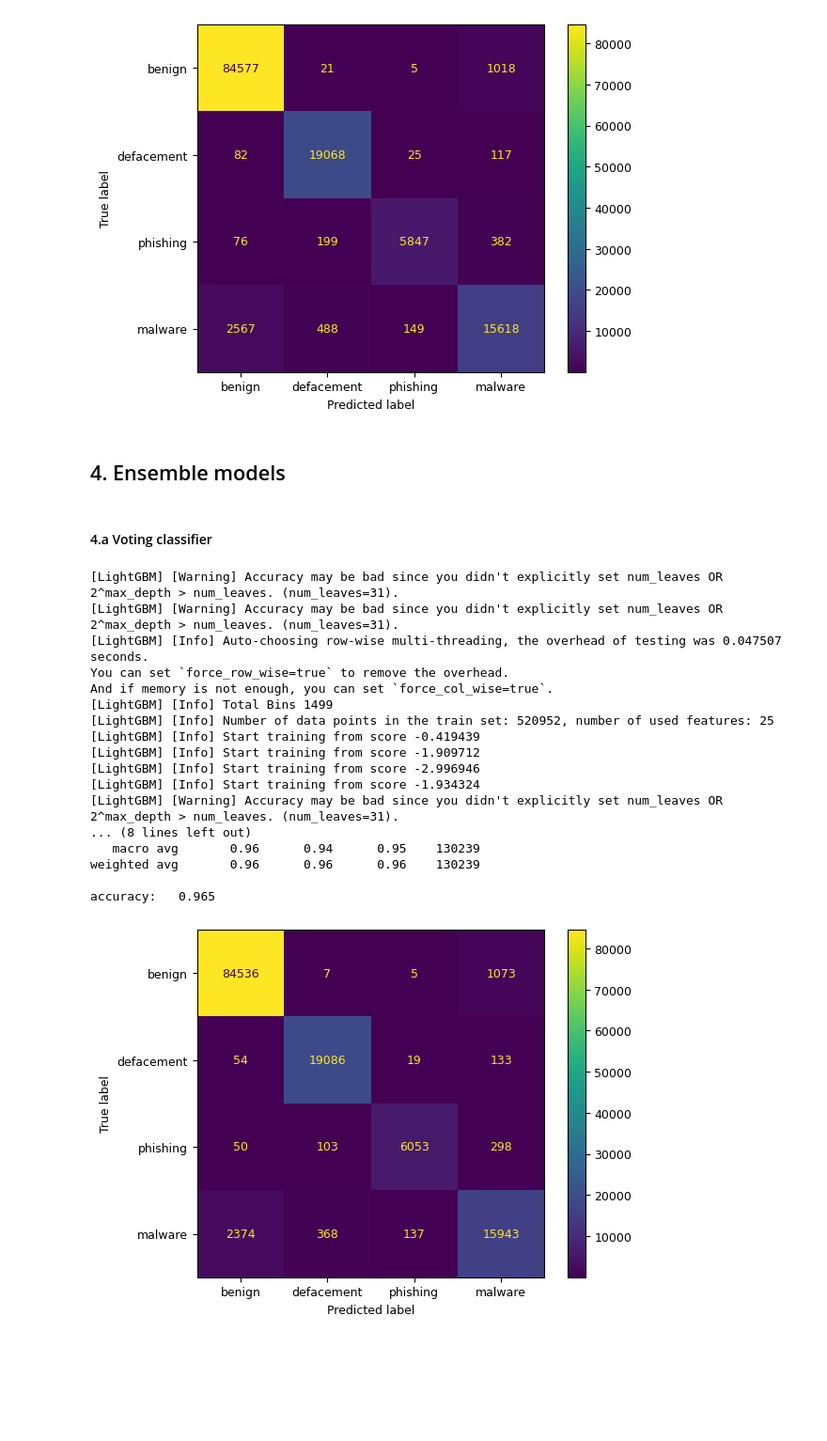
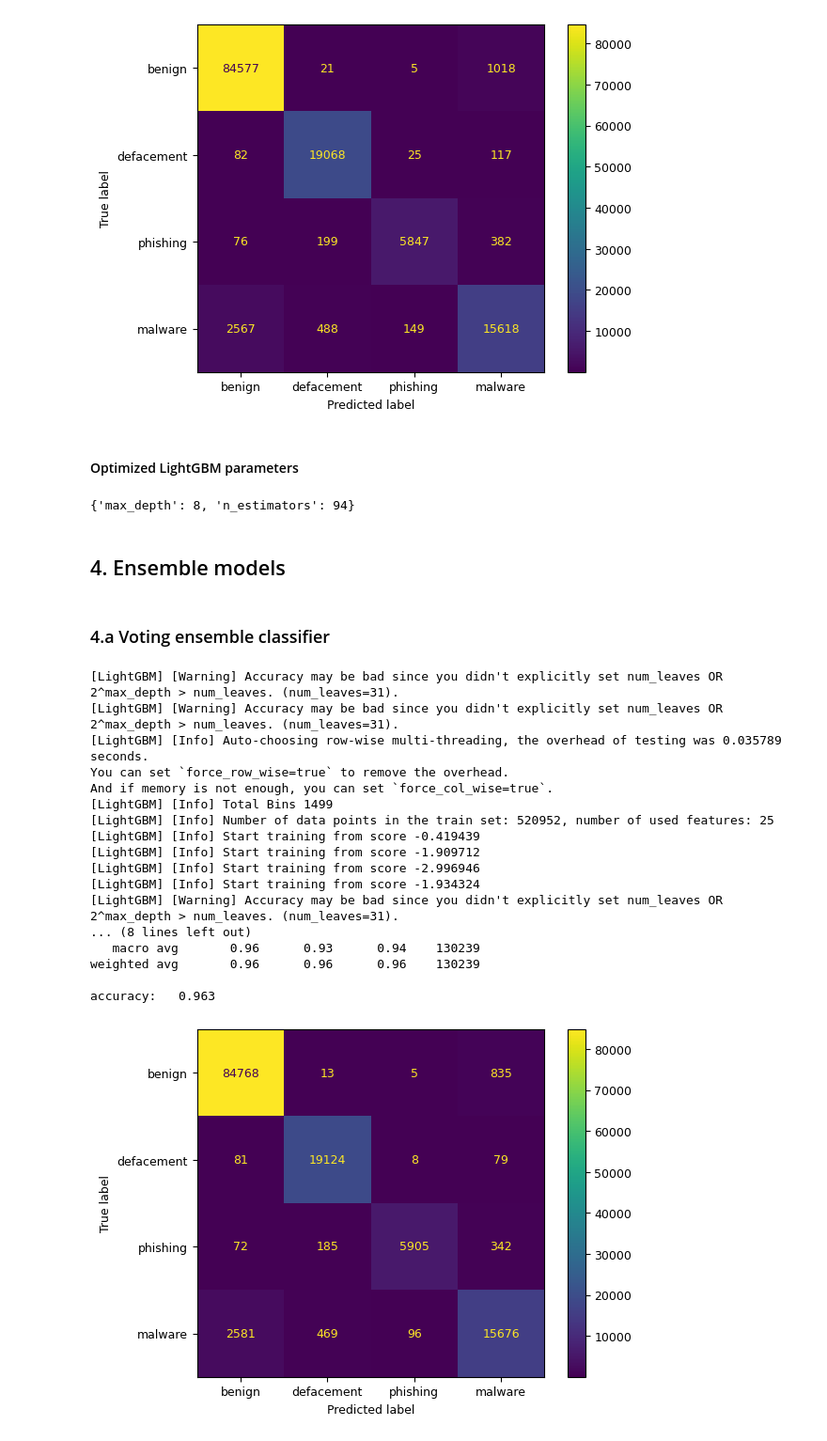
Before and after one commit to RVThan06/Malicious-URL-detection-using-Machine-Learning, a Jupyter notebook: ml_url.ipynb, the cells around one changed output. Shown: that part at 94% size. Saved outputs shown, nothing was run; the diff lists cells and outputs as text; code cells hidden in the pictures; blank space fills up the shorter version.

```diff
--- a/ml_url.ipynb
+++ b/ml_url.ipynb
@@ -582,0 +637,13 @@ plt.show()
+# %%
+lgb = lgb.LGBMClassifier(objective='multiclass',boosting_type= 'gbdt')
+
+lgb_params = {
+               'max_depth':randint(low=6, high=10),
+               'n_estimators': randint(low=20, high=100),
+              }
+
+lgb_random_search = RandomizedSearchCV(
+            lgb,param_distributions=lgb_params, n_iter=10, cv=3,
+            scoring='accuracy', random_state=42)
+
+lgb_random_search.fit(X_train,y_train)
@@ -583,11 +674,10 @@ plt.show()
 # %%
-lgb_classifier = lgb.LGBMClassifier(max_depth=8, n_estimators=94)
-lgb_classifier.fit(X_train,y_train)
+lgb_best_model = lgb_random_search.best_estimator_
 
-y_pred_lgm = lgb_classifier.predict(X_test)
-print(classification_report(y_test,y_pred_lgm,target_names=['benign', 'defacement','phishing','malware']))
+y_pred_lgb = lgb_best_model.predict(X_test)
+print(classification_report(y_test,y_pred_lgb,target_names=['benign', 'defacement','phishing','malware']))
 
-score = met.accuracy_score(y_test, y_pred_lgm)
+score = met.accuracy_score(y_test, y_pred_lgb)
 print("accuracy:   %0.3f" % score)
 # %% [output]
 [LightGBM] [Warning] Accuracy may be bad since you didn't explicitly set num_leaves OR 2^max_depth > num_leaves. (num_leaves=31).
@@ -615,32 +701,38 @@ cc.plot()
 plt.show()
 # %% [output]
 [figure]
+# %% [markdown]
+#### Optimized LightGBM parameters
+# %%
+lgb_random_search.best_params_
+# %% [output]
+{'max_depth': 8, 'n_estimators': 94}
 # %% [markdown]
 ## 4. Ensemble models
 # %% [markdown]
-#### 4.a Voting classifier
+### 4.a Voting ensemble classifier
 # %%
-new_estimators_3 = [
+# try using only one decision tree
+new_estimators = [
                  ("tree",tree_clf),
-                 ("tree_2",tree_clf),
-                 ("lgb", lgb_classifier),
-                 ("xgn", xgb_classifier),
-                 ("rf", rf)
+                 ("lgb", lgb_best_model),
+                 ("xgn", xgb_best_model),
+                 ("rf", rf_best_model)
                 ]
 
-voting_clf_3 = VotingClassifier(estimators=new_estimators_3, voting='soft')
+voting_clf = VotingClassifier(estimators=new_estimators, voting='soft')
 
-voting_clf_3.fit(X_train,y_train)
+voting_clf.fit(X_train,y_train)
 
-y_pred_vote_3 = voting_clf_3.predict(X_test)
-print(classification_report(y_test,y_pred_vote_3,target_names=['benign', 'defacement','phishing','malware']))
+y_pred_vote = voting_clf.predict(X_test)
+print(classification_report(y_test, y_pred_vote, target_names=['benign', 'defacement','phishing','malware']))
 
-score = met.accuracy_score(y_test, y_pred_vote_3)
+score = met.accuracy_score(y_test, y_pred_vote)
 print("accuracy:   %0.3f" % score)
 # %% [output]
 [LightGBM] [Warning] Accuracy may be bad since you didn't explicitly set num_leaves OR 2^max_depth > num_leaves. (num_leaves=31).
 [LightGBM] [Warning] Accuracy may be bad since you didn't explicitly set num_leaves OR 2^max_depth > num_leaves. (num_leaves=31).
-[LightGBM] [Info] Auto-choosing row-wise multi-threading, the overhead of testing was 0.047507 seconds.
+[LightGBM] [Info] Auto-choosing row-wise multi-threading, the overhead of testing was 0.035789 seconds.
 You can set `force_row_wise=true` to remove the overhead.
 And if memory is not enough, you can set `force_col_wise=true`.
 [LightGBM] [Info] Total Bins 1499
@@ -651,16 +743,16 @@ And if memory is not enough, you can set `force_col_wise=true`.
 [LightGBM] [Info] Start training from score -1.934324
 [LightGBM] [Warning] Accuracy may be bad since you didn't explicitly set num_leaves OR 2^max_depth > num_leaves. (num_leaves=31).
 ... (8 lines left out)
-   macro avg       0.96      0.94      0.95    130239
+   macro avg       0.96      0.93      0.94    130239
 weighted avg       0.96      0.96      0.96    130239
 
-accuracy:   0.965
+accuracy:   0.963
 # %%
-cm = confusion_matrix(y_test, y_pred_vote_3)
+cm = confusion_matrix(y_test, y_pred_vote)
 plt.rc('font', size=9)
 cc = met.ConfusionMatrixDisplay(cm, display_labels=['benign', 'defacement','phishing','malware'])
 cc.plot()
 plt.show()
 # %% [output]
-[figure, old version]
+[figure, new version]
 # %% [markdown]
```
Also changed, not shown: parts of 34 cells of this notebook.
